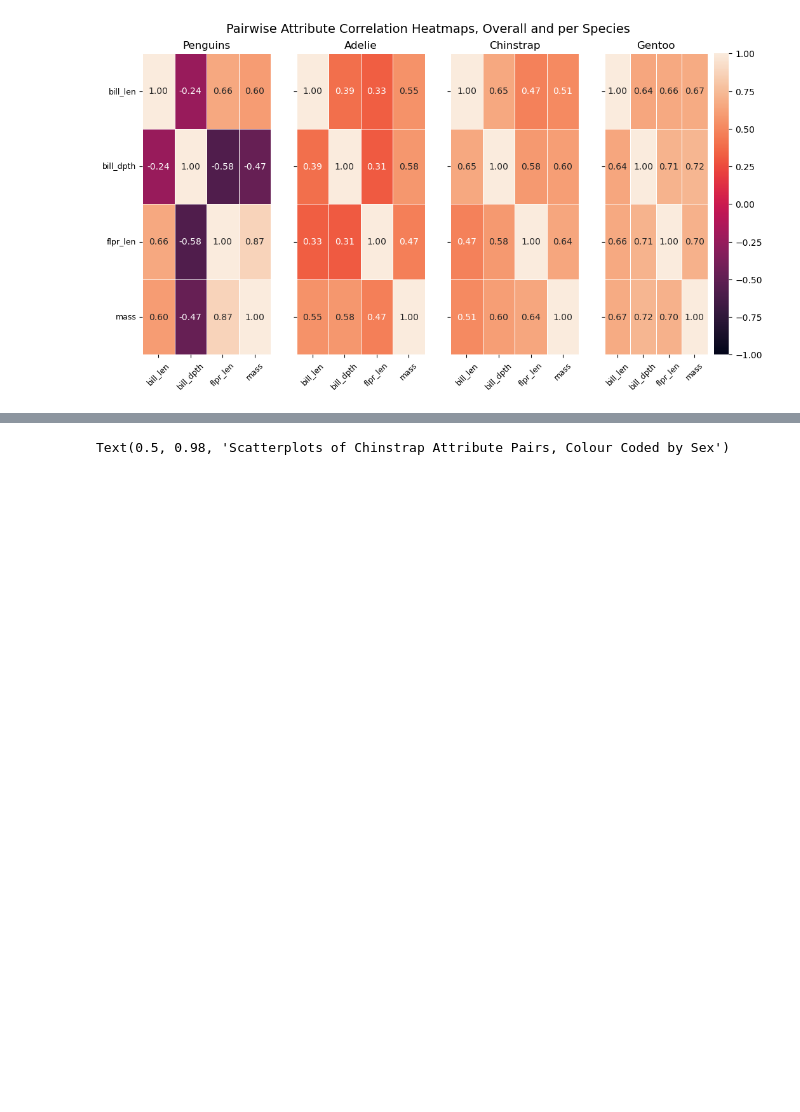
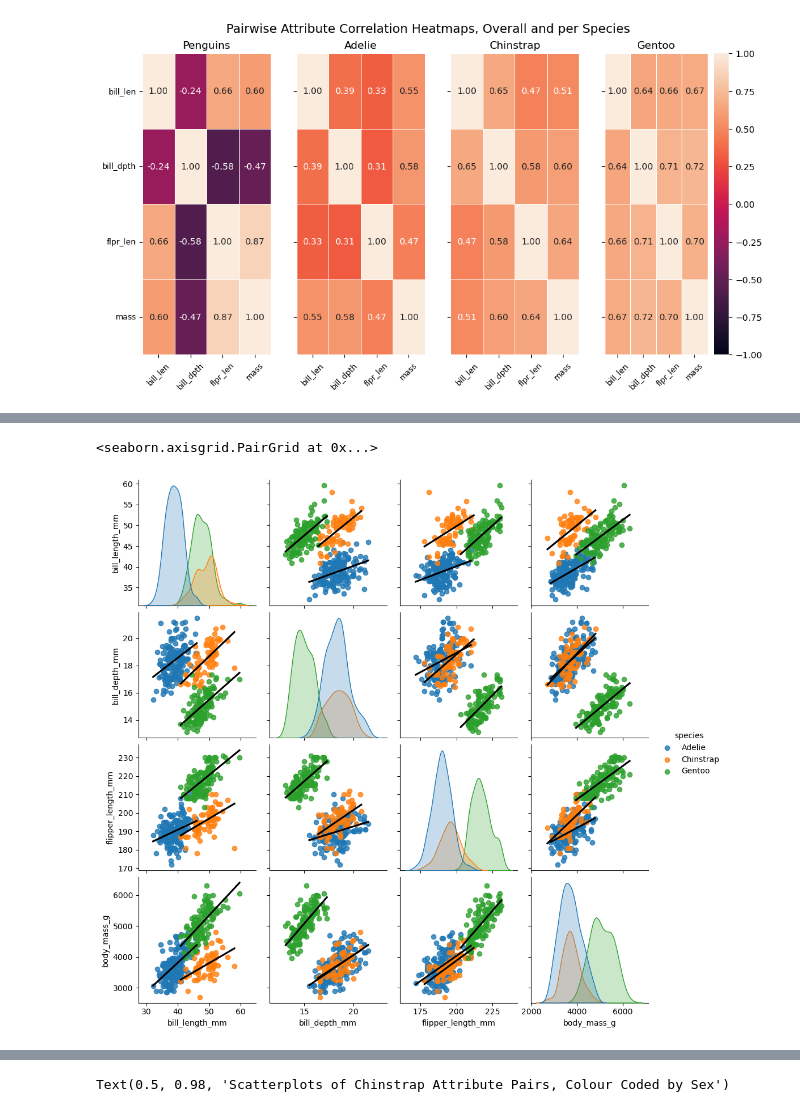
Before and after one commit to dvdgeroconnell/PODA-coursework, a Jupyter notebook: penguins.ipynb, the cells around one changed output, grey strips where cells are left out. Cells and saved outputs as stored; diff of their text form; code cells hidden in the pictures; blank space fills up the shorter version.

Commit message:
Update analysis of correlation between attribute pairs

```diff
--- a/penguins.ipynb
+++ b/penguins.ipynb
@@ -402,0 +411,7 @@ Text(0.5, 0.98, 'Pairwise Attribute Correlation Heatmaps, Overall and per Specie
+# %%
+# Now add the best fit lines to the scatter plots we drew earlier.
+
+sns.pairplot(penguins, hue="species", kind='reg', corner=False, plot_kws={'line_kws':{'color':'black'},'ci':None})
+# %% [output]
+<seaborn.axisgrid.PairGrid at 0x...>
+[figure, added]
```
Also changed, not shown: parts of 17 cells of this notebook.
